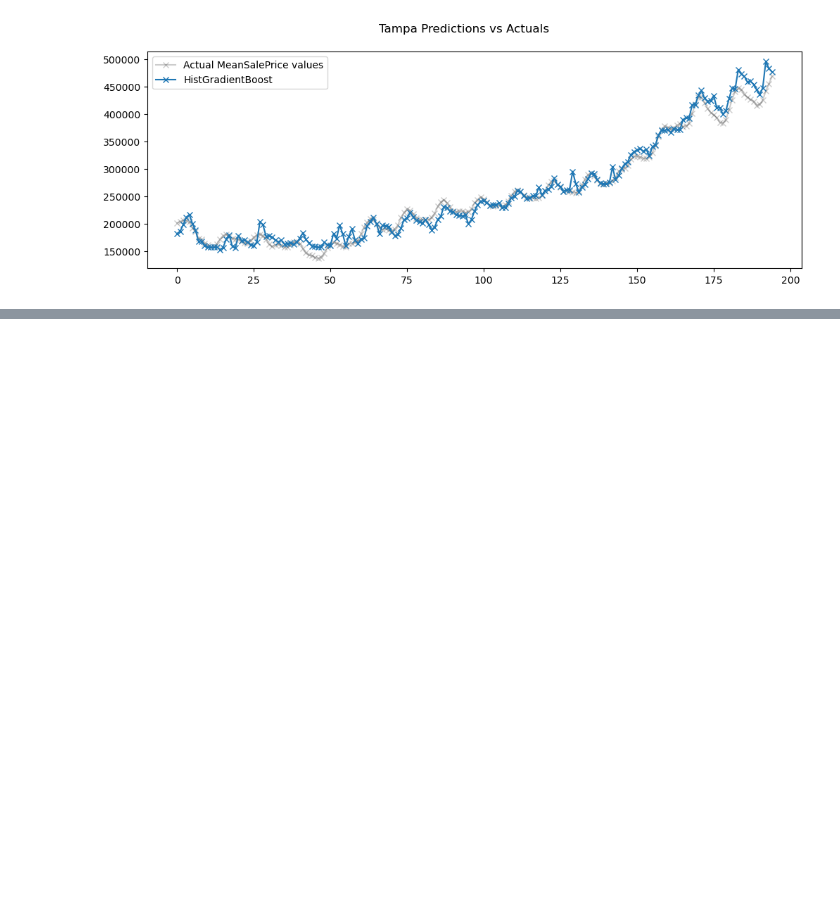
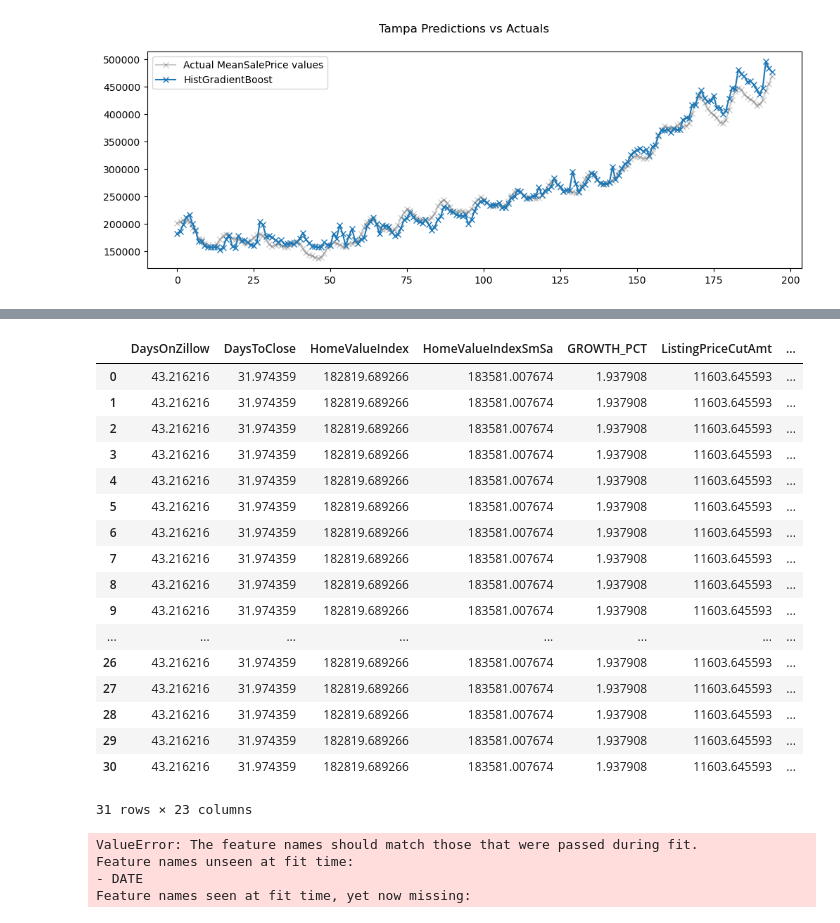
Before and after one commit to JimGile/group3-project2-ml, a Jupyter notebook: tw/city_house_prices_modelingTW.ipynb, the cells around one changed output, grey strips where cells are left out. Cells and saved outputs as stored; diff of their text form; code cells hidden in the pictures; blank space fills up the shorter version.

Commit message:
city house prices all

```diff
--- a/tw/city_house_prices_modelingTW.ipynb
+++ b/tw/city_house_prices_modelingTW.ipynb
@@ -765,0 +795,5 @@ _ = ax.legend()
+# %%
+# Create a DataFrame to hold the future dates
+future_data = pd.DataFrame({'DATE': future_dates})
+# %%
+new_atlanta_df = new_atlanta_df.drop(columns=['DATE', 'CityName'])
@@ -765,0 +805,11 @@ _ = ax.legend()
+# %%
+# Define X and y again (with the new features)
+X = new_atlanta_df.drop(columns=['MeanSalePrice'])  # All columns except the target
+y = new_atlanta_df['MeanSalePrice']  # Target column
+
+# Split into training and test sets
+X_train, X_test, y_train, y_test = train_test_split(X, y, test_size=0.2, shuffle=False)
+
+# Train the model
+model = HistGradientBoostingRegressor()
+model.fit(X_train, y_train)
@@ -765,0 +818,3 @@ _ = ax.legend()
+# %%
+# X_future is the DataFrame containing the future features
+X_future = future_data
@@ -765,0 +833,52 @@ _ = ax.legend()
+# %%
+X_future["DaysOnZillow"] = X_train['DaysOnZillow'].mean()
+X_future["DaysToClose"] = X_train['DaysToClose'].mean()
+X_future["HomeValueIndex"] = X_train['HomeValueIndex'].mean()
+X_future["HomeValueIndexSmSa"] = X_train['HomeValueIndexSmSa'].mean()
+X_future["GROWTH_PCT"] = X_train['GROWTH_PCT'].mean()
+X_future["ListingPriceCutAmt"] = X_train['ListingPriceCutAmt'].mean()
+X_future["ListingPriceCutPct"] = X_train['ListingPriceCutPct'].mean()
+X_future["MORTGAGE15US"] = X_train['MORTGAGE15US'].mean()
+X_future["MORTGAGE30US"] = X_train['MORTGAGE30US'].mean()
+X_future["NUM_JOBS"] = X_train['NUM_JOBS'].mean()
+X_future["NewConstructMeanSalePrice"] = X_train['NewConstructMeanSalePrice'].mean()
+X_future["NewConstructSalesCount"] = X_train['NewConstructSalesCount'].mean()
+X_future["PctBachelorsDegree_2019"] = X_train['PctBachelorsDegree_2019'].mean()
+X_future["MarketTempIdx"] = X_train['MarketTempIdx'].mean()
+X_future["PctBachelorsDegree_2019"] = X_train['PctBachelorsDegree_2019'].mean()
+X_future["PctHighSchoolDiploma_2019"] = X_train['PctHighSchoolDiploma_2019'].mean()
+X_future["PctListingsPriceCut"] = X_train['PctListingsPriceCut'].mean()
+X_future["PctSoldAboveList"] = X_train['PctSoldAboveList'].mean()
+X_future["SalesCount"] = X_train['SalesCount'].mean()
+X_future["SaleToList"] = X_train['SaleToList'].mean()
+X_future["RATE_DIFFERENCE"] = X_train['RATE_DIFFERENCE'].mean()
+X_future["People25PlusThousands_2019"] = X_train['People25PlusThousands_2019'].mean()
+X_future["TotalTransactionValue"] = X_train['TotalTransactionValue'].mean()
+X_future.drop(columns='DATE')
+# %% [output]
+|  | DaysOnZillow | DaysToClose | HomeValueIndex | HomeValueIndexSmSa | GROWTH_PCT | ListingPriceCutAmt | ... |
+| 0 | 43.216216 | 31.974359 | 182819.689266 | 183581.007674 | 1.937908 | 11603.645593 | ... |
+| 1 | 43.216216 | 31.974359 | 182819.689266 | 183581.007674 | 1.937908 | 11603.645593 | ... |
+| 2 | 43.216216 | 31.974359 | 182819.689266 | 183581.007674 | 1.937908 | 11603.645593 | ... |
+| 3 | 43.216216 | 31.974359 | 182819.689266 | 183581.007674 | 1.937908 | 11603.645593 | ... |
+| 4 | 43.216216 | 31.974359 | 182819.689266 | 183581.007674 | 1.937908 | 11603.645593 | ... |
+| 5 | 43.216216 | 31.974359 | 182819.689266 | 183581.007674 | 1.937908 | 11603.645593 | ... |
+| 6 | 43.216216 | 31.974359 | 182819.689266 | 183581.007674 | 1.937908 | 11603.645593 | ... |
+| 7 | 43.216216 | 31.974359 | 182819.689266 | 183581.007674 | 1.937908 | 11603.645593 | ... |
+| 8 | 43.216216 | 31.974359 | 182819.689266 | 183581.007674 | 1.937908 | 11603.645593 | ... |
+| 9 | 43.216216 | 31.974359 | 182819.689266 | 183581.007674 | 1.937908 | 11603.645593 | ... |
+| ... | ... | ... | ... | ... | ... | ... | ... |
+| 26 | 43.216216 | 31.974359 | 182819.689266 | 183581.007674 | 1.937908 | 11603.645593 | ... |
+| 27 | 43.216216 | 31.974359 | 182819.689266 | 183581.007674 | 1.937908 | 11603.645593 | ... |
+| 28 | 43.216216 | 31.974359 | 182819.689266 | 183581.007674 | 1.937908 | 11603.645593 | ... |
+| 29 | 43.216216 | 31.974359 | 182819.689266 | 183581.007674 | 1.937908 | 11603.645593 | ... |
+| 30 | 43.216216 | 31.974359 | 182819.689266 | 183581.007674 | 1.937908 | 11603.645593 | ... |
+31 rows × 23 columns
+# %%
+# Predict future MeanSalePrice
+future_predictions = model.predict(X_future)
+# %% [output]
+ValueError: The feature names should match those that were passed during fit.
+Feature names unseen at fit time:
+- DATE
+Feature names seen at fit time, yet now missing:
```
Also changed, not shown: parts of 8 cells of this notebook.
